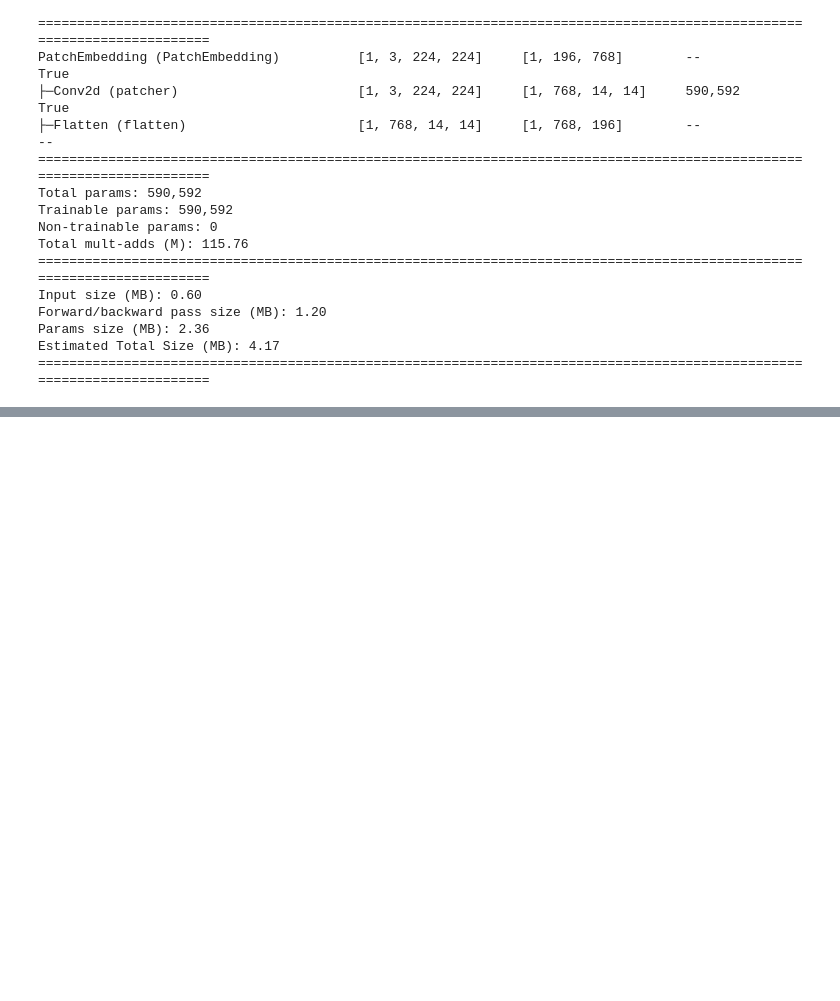
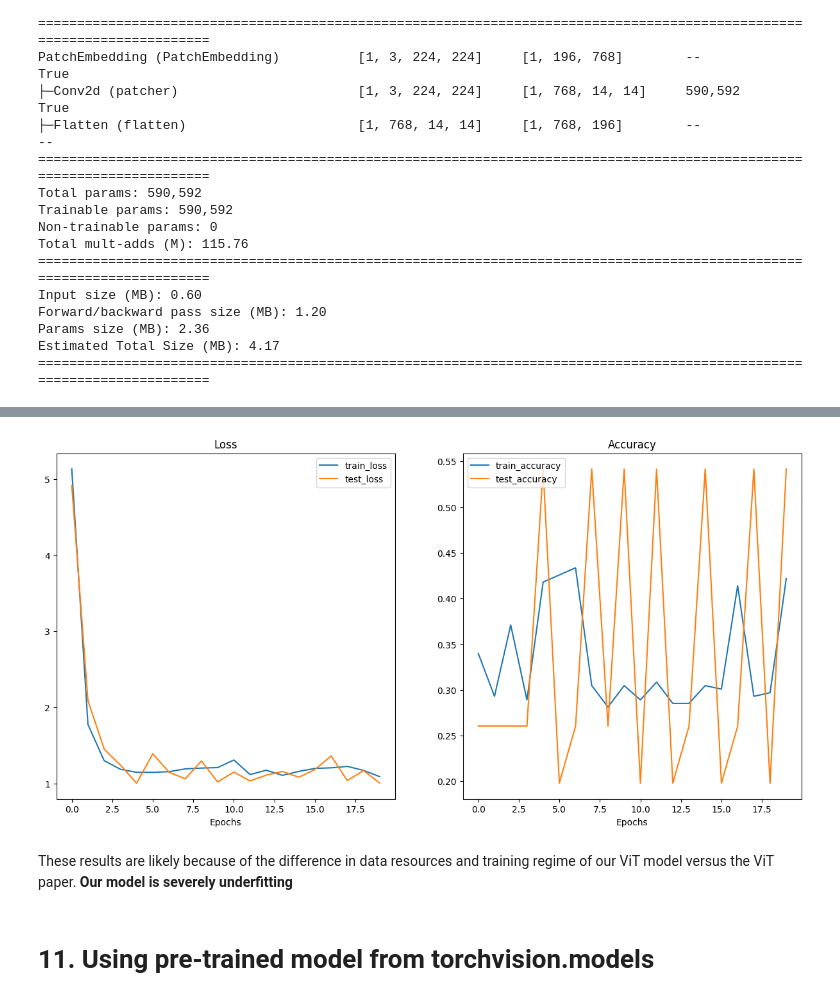
Before and after one commit to HarshEkbote/PyTorch-Basics, a Jupyter notebook: 09_Replicating_ViT-Base.ipynb, the cells around one changed output, grey strips where cells are left out. Drawn from its saved outputs; the diff is of its cells as text; code cells hidden in the pictures; blank space fills up the shorter version.

Commit message:
Training and testing the ViT model

```diff
--- a/09_Replicating_ViT-Base.ipynb
+++ b/09_Replicating_ViT-Base.ipynb
@@ -435,0 +497,8 @@ Estimated Total Size (MB): 4.17
+# %%
+number_of_patches=int((height*width)/patch_size**2) #Calculate N
+embedding_dim=patch_embedded_image_with_class_token.shape[2] #embedding dimension
+
+position_embedding=nn.Parameter(torch.ones(1,number_of_patches+1,embedding_dim),requires_grad=True)  #creating the position emebdding parameter
+
+print(position_embedding)
+print(f"Postion embedding shape: {position_embedding.shape}")
@@ -435,0 +822,11 @@ Estimated Total Size (MB): 4.17
+# %%
+set_seeds()
+
+# Create a random tensor with same shape as a single image
+random_image_tensor = torch.randn(1, 3, 224, 224) # (batch_size, color_channels, height, width)
+
+# Create an instance of ViT with the number of classes we're working with (pizza, steak, sushi)
+vit = ViT(num_classes=len(class_names))
+
+# Pass the random image tensor to our ViT instance
+vit(random_image_tensor)
@@ -435,0 +864,17 @@ Estimated Total Size (MB): 4.17
+# %%
+from going_modular import engine
+
+optimizer=torch.optim.Adam(params=vit.parameters(),lr=3e-3,betas=(0.9,0.999),weight_decay=0.3)
+
+loss_fn=torch.nn.CrossEntropyLoss()
+
+set_seeds()
+
+#Train the model and save the training resultsto dictionary
+results=engine.train(model=vit,
+                     train_dataloader=train_dataloader,
+                     test_dataloader=test_dataloader,
+                     optimizer=optimizer,
+                     loss_fn=loss_fn,
+                     epochs=20,
+                     device=device)
@@ -435,0 +895,11 @@ Estimated Total Size (MB): 4.17
+# %%
+from going_modular.helper_functions import plot_loss_curves
+
+# Plot our ViT model's loss curves
+plot_loss_curves(results)
+# %% [output]
+[figure, added]
+# %% [markdown]
+These results are likely because of the difference in data resources and training regime of our ViT model versus the ViT paper. **Our model is severely underfitting**
+# %% [markdown]
+# 11. Using pre-trained model from torchvision.models
```
Also changed, not shown: parts of 49 cells of this notebook.
